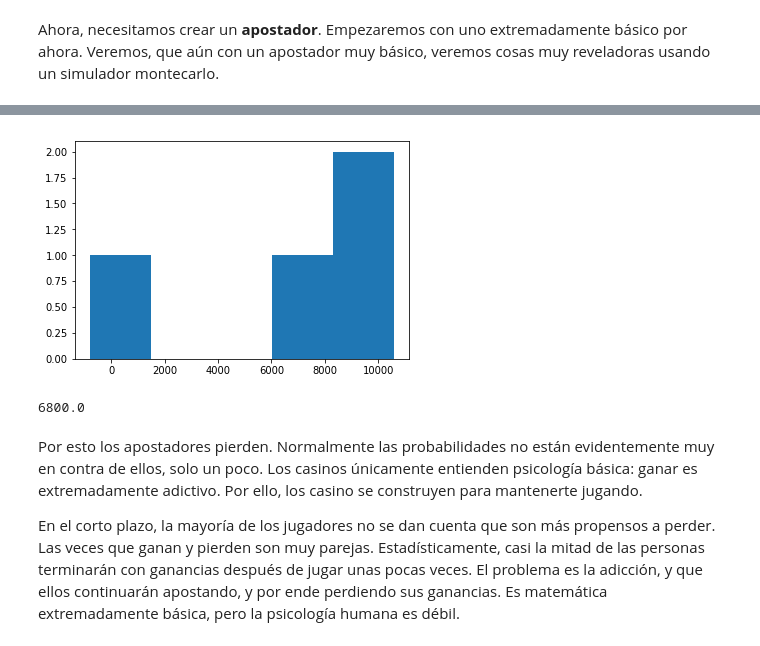
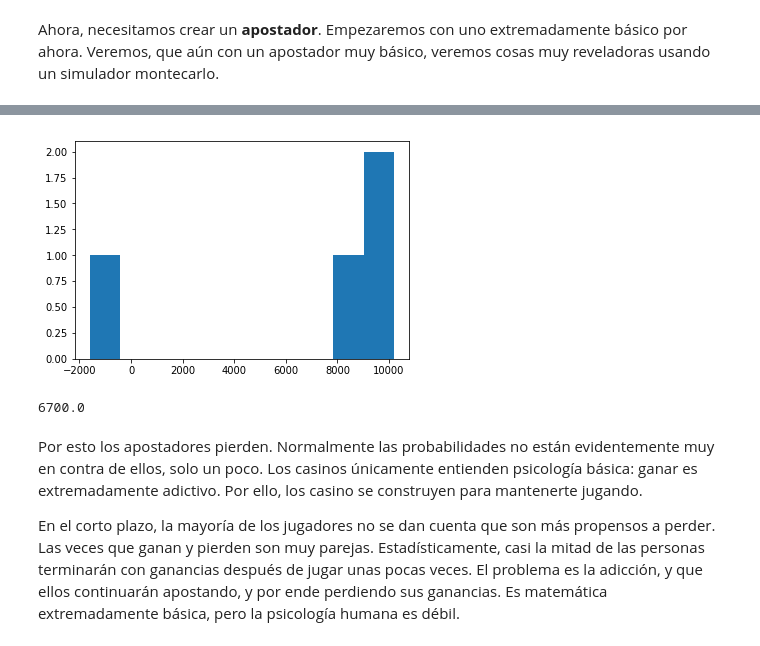
Before and after one commit to ogvilla67/SPF-2018-II, a Jupyter notebook: TEMA-2/Clase8_SimulacionMontecarlo.ipynb, the cells around one changed output, grey strips where cells are left out. Saved outputs shown, nothing was run; the diff lists cells and outputs as text; code cells hidden in the pictures.

```diff
--- a/TEMA-2/Clase8_SimulacionMontecarlo.ipynb
+++ b/TEMA-2/Clase8_SimulacionMontecarlo.ipynb
@@ -116,7 +116,7 @@ def Vec_randon_walk(N:'Cantidad de pasos',x0:'Posición inicial'):
 # Usando el método ineficiente
 
 N = 10000 # número de pasos
-n = 10    # cantidad de trayectorias
+n = 100    # cantidad de trayectorias
 final = []
 # %matplotlib inline
 for j in range(n):
@@ -221,8 +221,8 @@ final = []
 i=1
 capital = 10000
 for j in n:
-    ccapital,capital = apostador(capital, 100, j)
-    final.append(capital)
+    ccapital,capital2 = apostador(capital, 100, j)
+    final.append(capital2)
     plt.figure(i)
     plt.plot(ccapital,label= 'se apuestan %i veces' %j)
     plt.legend()
@@ -238,11 +238,11 @@ En promedio mi dinero fue: 6800.0
 # %%
 # Graficar historial para ver el comportamiento del de los fondos para 1000 juegos distintos
-plt.hist(final,5)
+plt.hist(final,10)
 plt.show()
 print(np.mean(final))
 # %% [output]
-[figure, old version]
+[figure, new version]
-6800.0
+6700.0
 # %% [markdown]
 Por esto los apostadores pierden. Normalmente las probabilidades no están evidentemente muy en contra de ellos, solo un poco. Los casinos únicamente entienden psicología básica: ganar es extremadamente adictivo. Por ello, los casino se construyen para mantenerte jugando.
 
```
Also changed, not shown: parts of 5 cells of this notebook, 2 other files.
